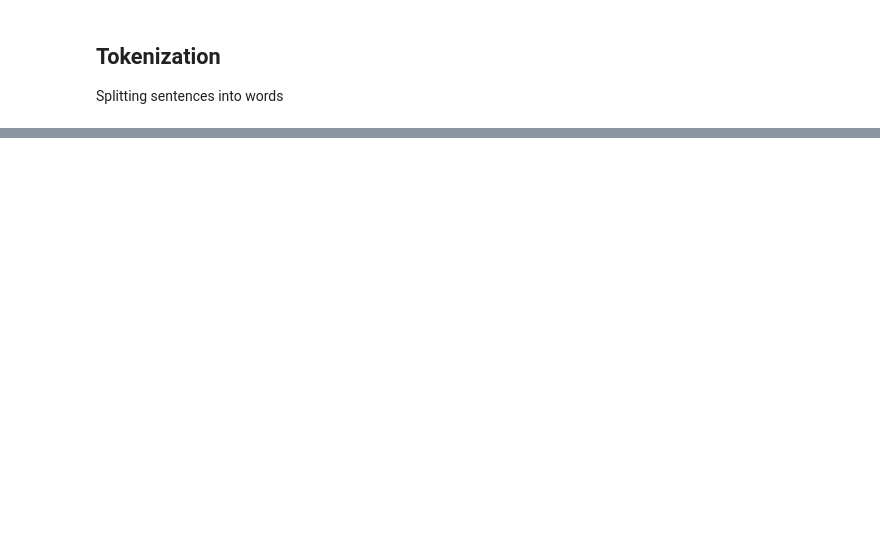
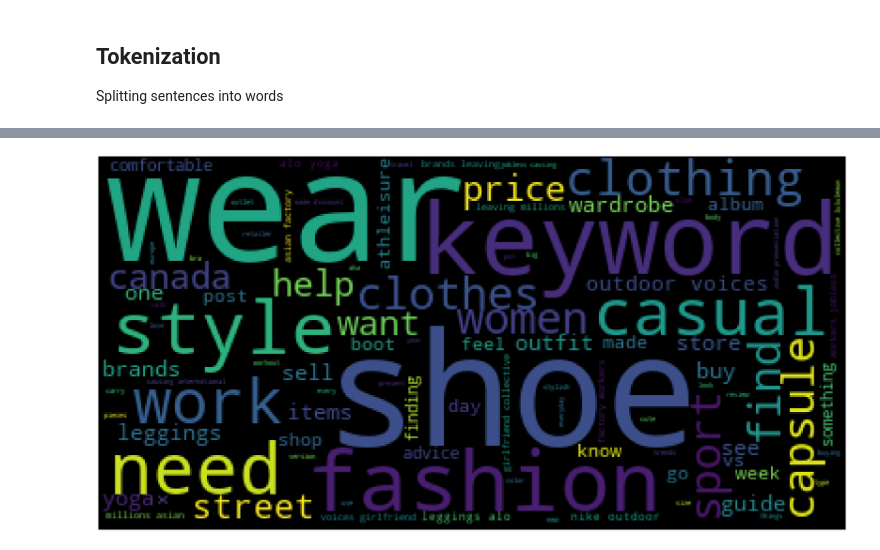
Before and after one commit to KarinaLopez19/snub_the_pearl, a Jupyter notebook: scripts/preprocessing/preprocessing_nlp_text.ipynb, the cells around one changed output, grey strips where cells are left out. Cells and saved outputs as stored; diff of their text form; code cells hidden in the pictures; blank space fills up the shorter version.

Commit message:
added next preprocessing steps + wordcloud plots

```diff
--- a/scripts/preprocessing/preprocessing_nlp_text.ipynb
+++ b/scripts/preprocessing/preprocessing_nlp_text.ipynb
@@ -84,0 +226,12 @@ def get_tweets_for_model(cleaned_tokens_list):
+# %%
+# Define a function to plot word cloud
+def plot_cloud(wordcloud):
+
+    # Set figure size
+    plt.figure(figsize = (40, 30))
+
+    # Display image
+    plt.imshow(wordcloud)
+
+    # No axis details
+    plt.axis("off");
@@ -204,0 +433,3 @@ https://stackoverflow.com/questions/55934510/fastest-way-to-replace-part-of-a-st
+# %%
+os.chdir(BASE_DIR + 'intermediate/')
+df = pd.read_csv('posts_preprocessed.csv')
@@ -204,0 +449,5 @@ https://stackoverflow.com/questions/55934510/fastest-way-to-replace-part-of-a-st
+# %%
+general_wc = WordCloud().generate(''.join(df['title_preprocessed']))
+plot_cloud(general_wc)
+# %% [output]
+[figure, added]
```
Also changed, not shown: parts of 60 cells of this notebook.
